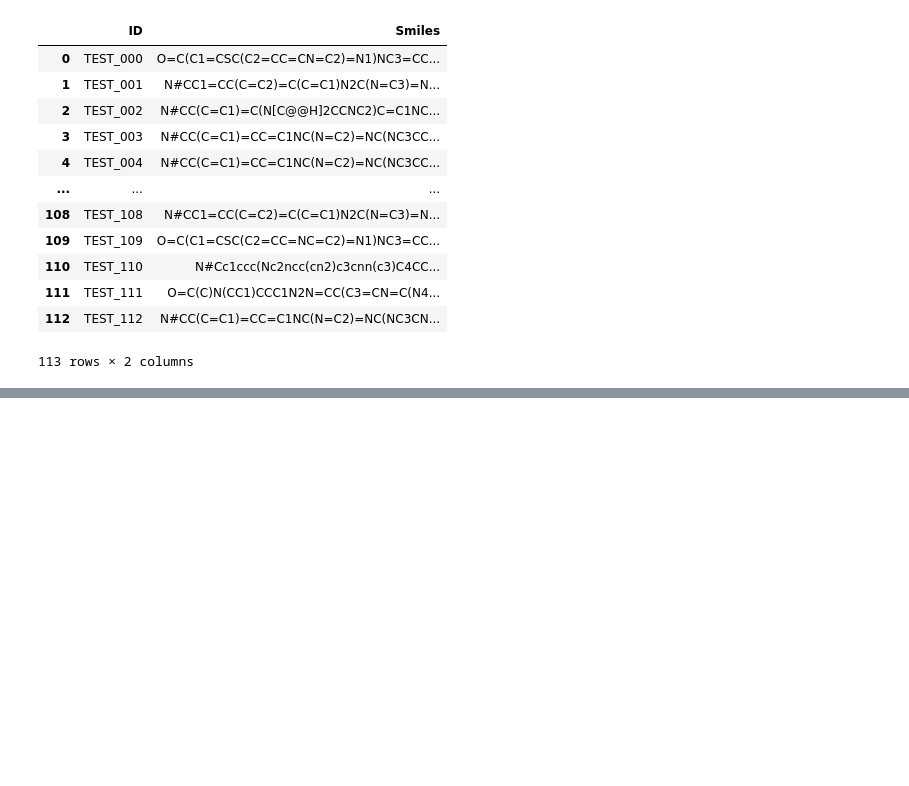
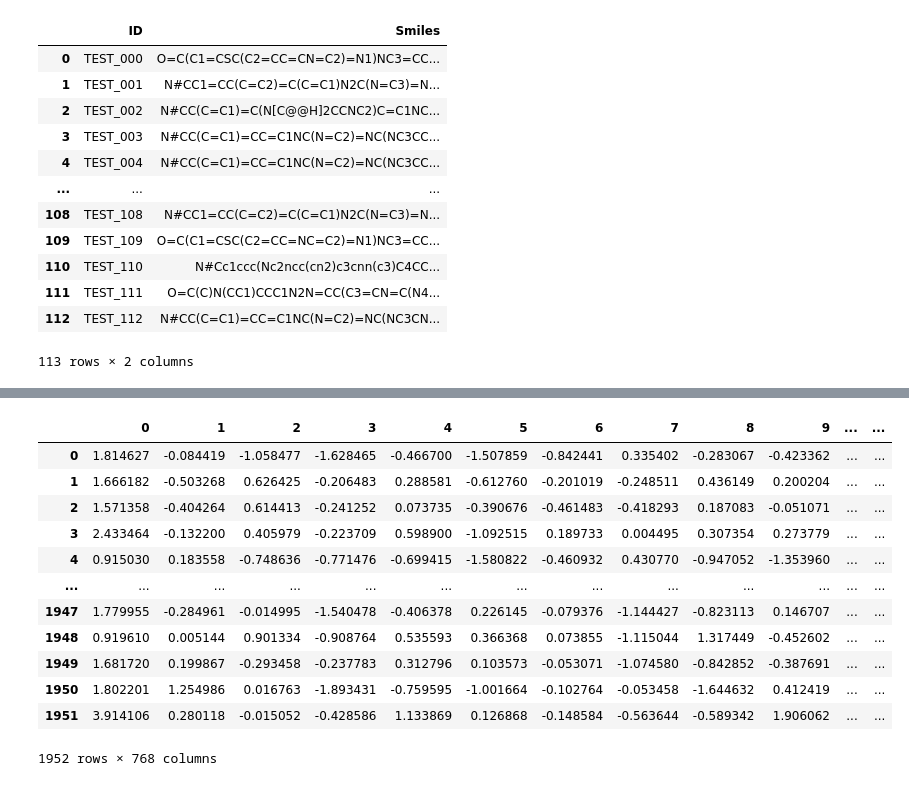
Before and after one commit to jjh0987/MyProject, a Jupyter notebook: pythonProject/dacon/bio/Untitled.ipynb, the cells around one changed output, grey strips where cells are left out. Cells and saved outputs as stored; diff of their text form; code cells hidden in the pictures; blank space fills up the shorter version.

```diff
--- a/pythonProject/dacon/bio/Untitled.ipynb
+++ b/pythonProject/dacon/bio/Untitled.ipynb
@@ -36,0 +111,16 @@ train
+# %%
+pd.read_csv('./embedding.csv',index_col=0)
+# %% [output]
+|  | 0 | 1 | 2 | 3 | 4 | 5 | 6 | 7 | 8 | 9 | ... | ... |
+| 0 | 1.814627 | -0.084419 | -1.058477 | -1.628465 | -0.466700 | -1.507859 | -0.842441 | 0.335402 | -0.283067 | -0.423362 | ... | ... |
+| 1 | 1.666182 | -0.503268 | 0.626425 | -0.206483 | 0.288581 | -0.612760 | -0.201019 | -0.248511 | 0.436149 | 0.200204 | ... | ... |
+| 2 | 1.571358 | -0.404264 | 0.614413 | -0.241252 | 0.073735 | -0.390676 | -0.461483 | -0.418293 | 0.187083 | -0.051071 | ... | ... |
+| 3 | 2.433464 | -0.132200 | 0.405979 | -0.223709 | 0.598900 | -1.092515 | 0.189733 | 0.004495 | 0.307354 | 0.273779 | ... | ... |
+| 4 | 0.915030 | 0.183558 | -0.748636 | -0.771476 | -0.699415 | -1.580822 | -0.460932 | 0.430770 | -0.947052 | -1.353960 | ... | ... |
+| ... | ... | ... | ... | ... | ... | ... | ... | ... | ... | ... | ... | ... |
+| 1947 | 1.779955 | -0.284961 | -0.014995 | -1.540478 | -0.406378 | 0.226145 | -0.079376 | -1.144427 | -0.823113 | 0.146707 | ... | ... |
+| 1948 | 0.919610 | 0.005144 | 0.901334 | -0.908764 | 0.535593 | 0.366368 | 0.073855 | -1.115044 | 1.317449 | -0.452602 | ... | ... |
+| 1949 | 1.681720 | 0.199867 | -0.293458 | -0.237783 | 0.312796 | 0.103573 | -0.053071 | -1.074580 | -0.842852 | -0.387691 | ... | ... |
+| 1950 | 1.802201 | 1.254986 | 0.016763 | -1.893431 | -0.759595 | -1.001664 | -0.102764 | -0.053458 | -1.644632 | 0.412419 | ... | ... |
+| 1951 | 3.914106 | 0.280118 | -0.015052 | -0.428586 | 1.133869 | 0.126868 | -0.148584 | -0.563644 | -0.589342 | 1.906062 | ... | ... |
+1952 rows × 768 columns
```
Also changed, not shown: parts of 10 cells of this notebook, 5 other files.
